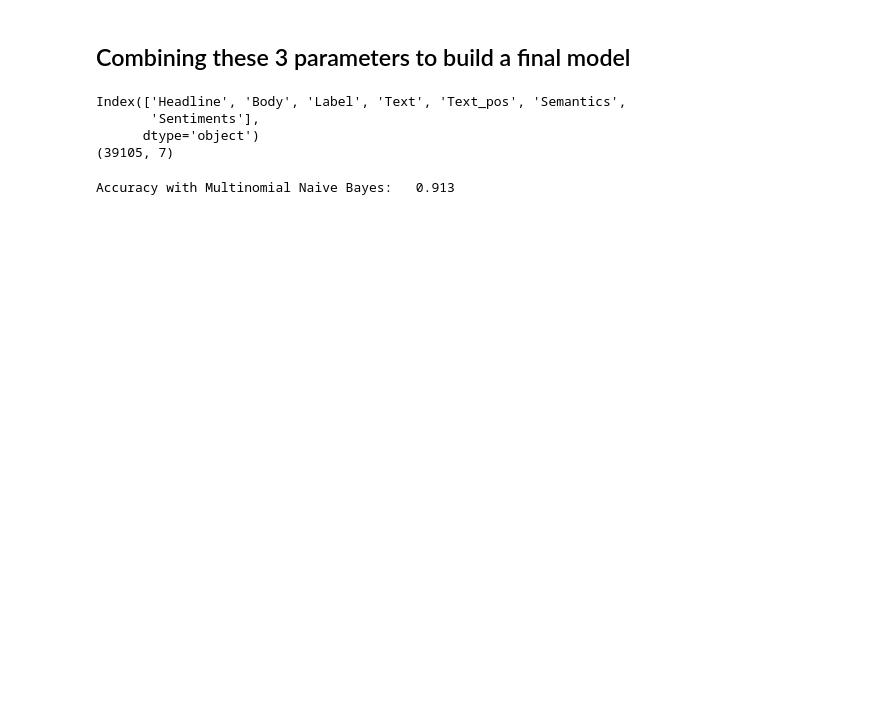
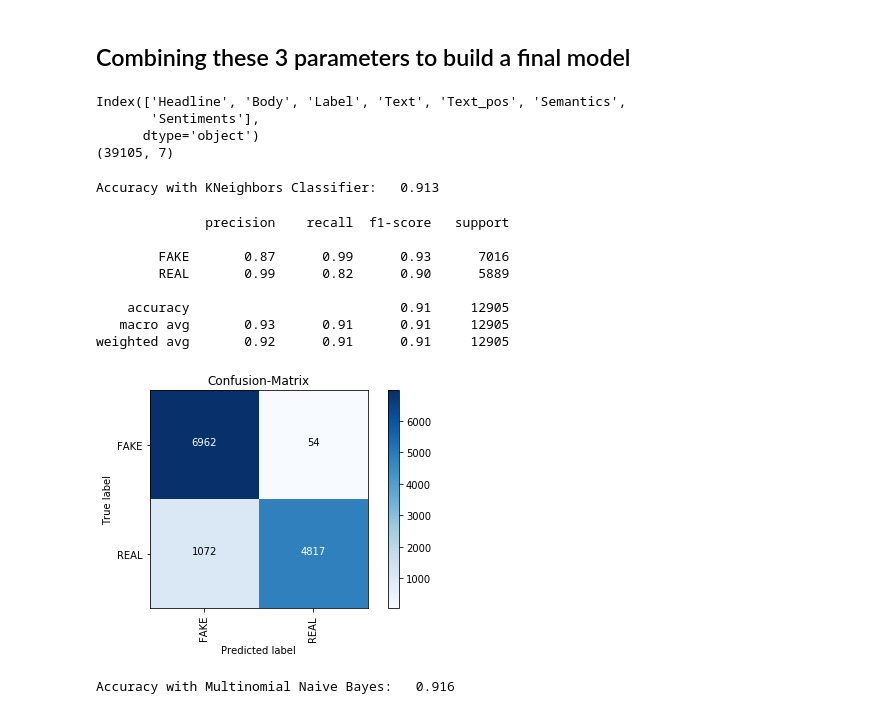
Before and after one commit to 101vinayak/Fake_News_Detection_and_Classification, a Jupyter notebook: Classifying Fake News using ML techniques.ipynb, the cells around one changed output. Drawn from its saved outputs; the diff is of its cells as text; code cells hidden in the pictures; blank space fills up the shorter version.

```diff
--- a/Classifying Fake News using ML techniques.ipynb
+++ b/Classifying Fake News using ML techniques.ipynb
@@ -599,6 +777,33 @@ Xb_ne = sp.vstack((TF_IDF_test3, sp.csr_matrix((dif_n_rows, TF_IDF_test3.shape[1
 #where diff_n_rows is the difference of the number of rows between Xa and Xb
 
 Y = sp.hstack((d, Xb_ne))
+# %%
+classifier = KNeighborsClassifier()
+classifier.fit(X, y_train)
+
+pickle.dump(classifier, open('Bi_POS_SENT_KN', 'wb'))
+
+pred = classifier.predict(Y)
+score = metrics.accuracy_score(y_test, pred)
+
+print("Accuracy with KNeighbors Classifier:   %0.3f" % score)
+# %% [output]
+Accuracy with KNeighbors Classifier:   0.913
+# %%
+matrix = metrics.confusion_matrix(y_test, pred, labels=['FAKE', 'REAL'])
+generate_confusion_matrix(matrix, classes=['FAKE', 'REAL'])
+
+print(metrics.classification_report(y_test, pred, target_names=['FAKE', 'REAL']))
+# %% [output]
+              precision    recall  f1-score   support
+
+        FAKE       0.87      0.99      0.93      7016
+        REAL       0.99      0.82      0.90      5889
+
+    accuracy                           0.91     12905
+   macro avg       0.93      0.91      0.91     12905
+weighted avg       0.92      0.91      0.91     12905
+[figure, added]
 # %%
 classifier = MultinomialNB()
 classifier.fit(X, y_train)
@@ -610,7 +815,7 @@ score = metrics.accuracy_score(y_test, pred)
 
 print("Accuracy with Multinomial Naive Bayes:   %0.3f" % score)
 # %% [output]
-Accuracy with Multinomial Naive Bayes:   0.913
+Accuracy with Multinomial Naive Bayes:   0.916
 # %%
 matrix = metrics.confusion_matrix(y_test, pred, labels=['FAKE', 'REAL'])
 generate_confusion_matrix(matrix, classes=['FAKE', 'REAL'])
```
Also changed, not shown: parts of 39 cells of this notebook.
